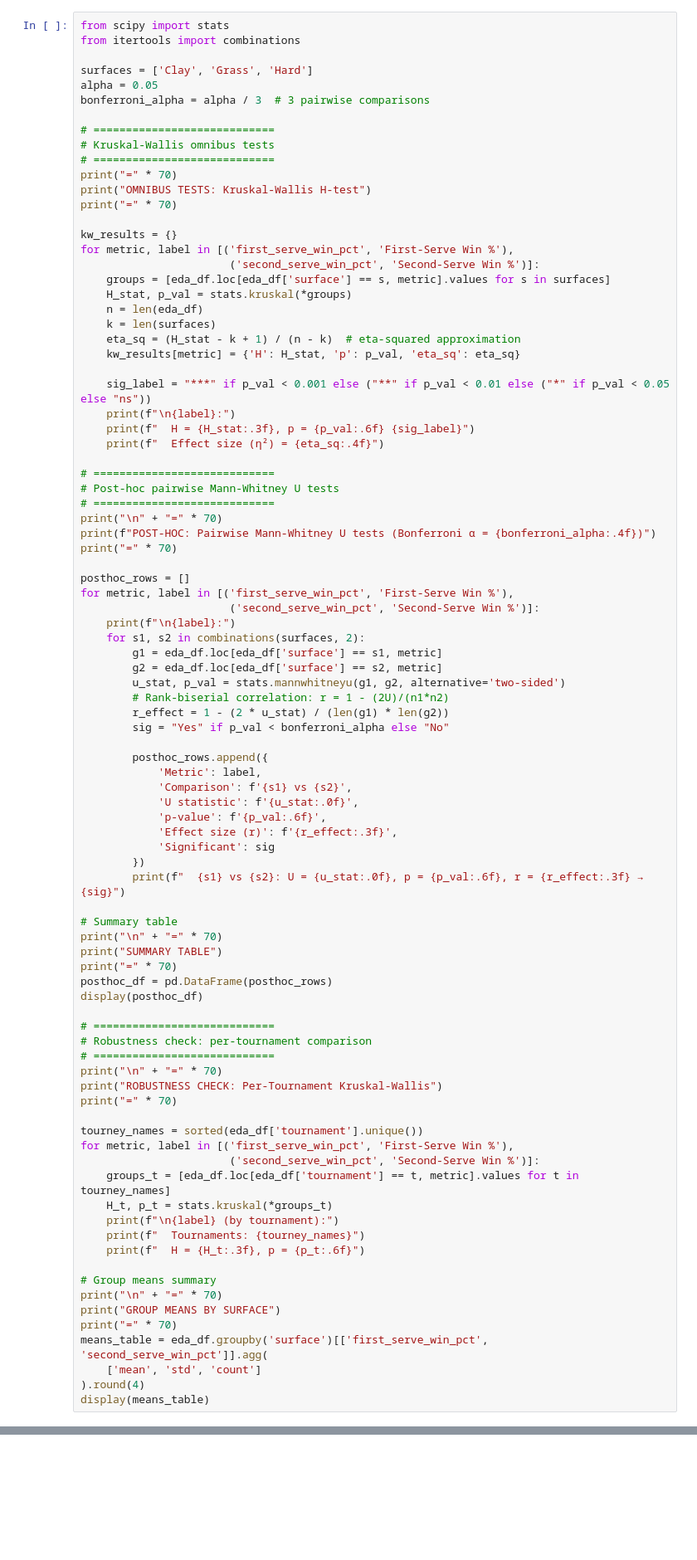
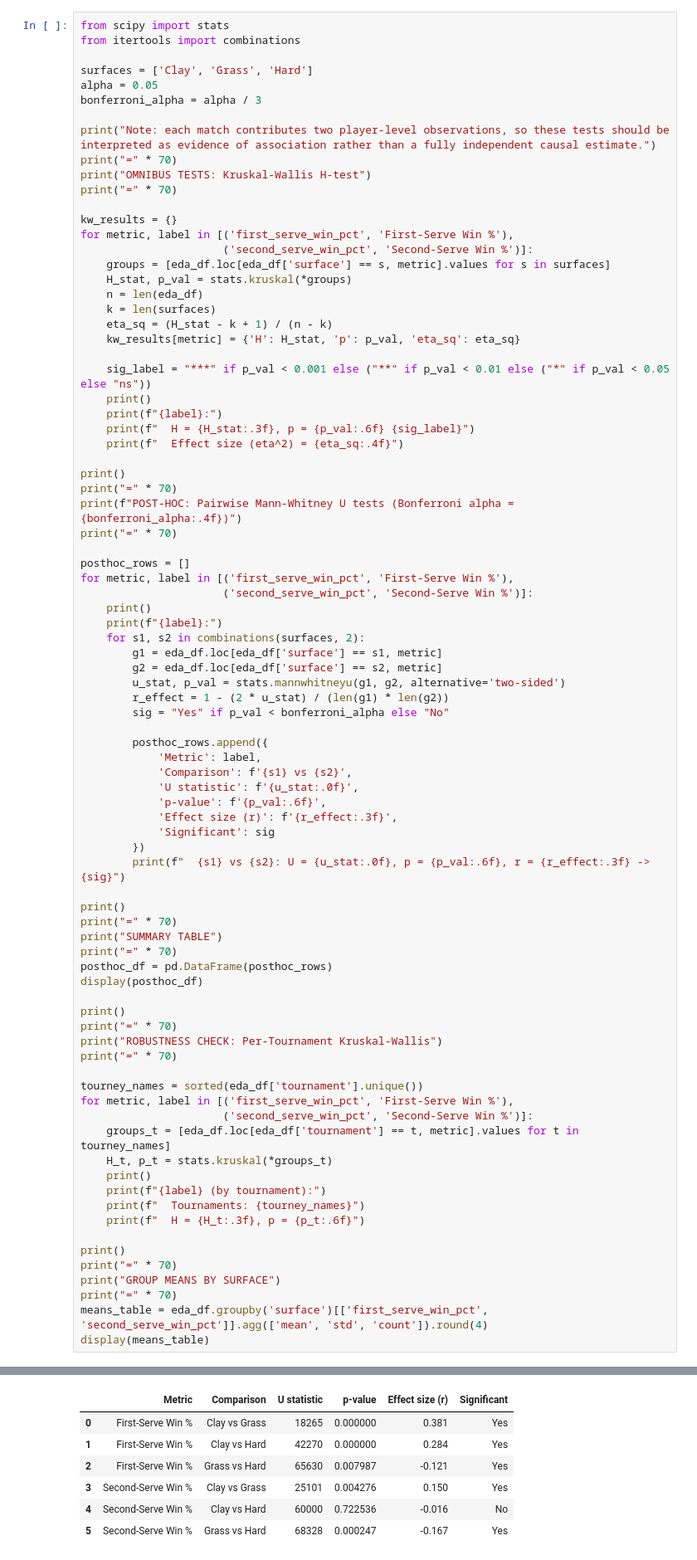
Before and after one commit to COGS108/Group146_WI26, a Jupyter notebook: 03-FinalProject.ipynb, the cells around one changed output, grey strips where cells are left out. Shown at 83% size. Drawn from its saved outputs; the diff is of its cells as text; blank space fills up the shorter version.

```diff
--- a/03-FinalProject.ipynb
+++ b/03-FinalProject.ipynb
@@ -656,46 +662,43 @@ from itertools import combinations
 
 surfaces = ['Clay', 'Grass', 'Hard']
 alpha = 0.05
-bonferroni_alpha = alpha / 3  # 3 pairwise comparisons
+bonferroni_alpha = alpha / 3
 
-# ============================
-# Kruskal-Wallis omnibus tests
-# ============================
+print("Note: each match contributes two player-level observations, so these tests should be interpreted as evidence of association rather than a fully independent causal estimate.")
 print("=" * 70)
 print("OMNIBUS TESTS: Kruskal-Wallis H-test")
 print("=" * 70)
 
 kw_results = {}
 for metric, label in [('first_serve_win_pct', 'First-Serve Win %'),
-                       ('second_serve_win_pct', 'Second-Serve Win %')]:
+                      ('second_serve_win_pct', 'Second-Serve Win %')]:
     groups = [eda_df.loc[eda_df['surface'] == s, metric].values for s in surfaces]
     H_stat, p_val = stats.kruskal(*groups)
     n = len(eda_df)
     k = len(surfaces)
-    eta_sq = (H_stat - k + 1) / (n - k)  # eta-squared approximation
+    eta_sq = (H_stat - k + 1) / (n - k)
     kw_results[metric] = {'H': H_stat, 'p': p_val, 'eta_sq': eta_sq}
 
     sig_label = "***" if p_val < 0.001 else ("**" if p_val < 0.01 else ("*" if p_val < 0.05 else "ns"))
-    print(f"\n{label}:")
+    print()
+    print(f"{label}:")
     print(f"  H = {H_stat:.3f}, p = {p_val:.6f} {sig_label}")
-    print(f"  Effect size (η²) = {eta_sq:.4f}")
+    print(f"  Effect size (eta^2) = {eta_sq:.4f}")
 
-# ============================
-# Post-hoc pairwise Mann-Whitney U tests
-# ============================
-print("\n" + "=" * 70)
-print(f"POST-HOC: Pairwise Mann-Whitney U tests (Bonferroni α = {bonferroni_alpha:.4f})")
+print()
+print("=" * 70)
+print(f"POST-HOC: Pairwise Mann-Whitney U tests (Bonferroni alpha = {bonferroni_alpha:.4f})")
 print("=" * 70)
 
 posthoc_rows = []
 for metric, label in [('first_serve_win_pct', 'First-Serve Win %'),
-                       ('second_serve_win_pct', 'Second-Serve Win %')]:
-    print(f"\n{label}:")
+                      ('second_serve_win_pct', 'Second-Serve Win %')]:
+    print()
+    print(f"{label}:")
     for s1, s2 in combinations(surfaces, 2):
         g1 = eda_df.loc[eda_df['surface'] == s1, metric]
         g2 = eda_df.loc[eda_df['surface'] == s2, metric]
         u_stat, p_val = stats.mannwhitneyu(g1, g2, alternative='two-sided')
-        # Rank-biserial correlation: r = 1 - (2U)/(n1*n2)
         r_effect = 1 - (2 * u_stat) / (len(g1) * len(g2))
         sig = "Yes" if p_val < bonferroni_alpha else "No"
 
@@ -707,36 +710,34 @@ for metric, label in [('first_serve_win_pct', 'First-Serve Win %'),
             'Effect size (r)': f'{r_effect:.3f}',
             'Significant': sig
         })
-        print(f"  {s1} vs {s2}: U = {u_stat:.0f}, p = {p_val:.6f}, r = {r_effect:.3f} → {sig}")
+        print(f"  {s1} vs {s2}: U = {u_stat:.0f}, p = {p_val:.6f}, r = {r_effect:.3f} -> {sig}")
 
-# Summary table
-print("\n" + "=" * 70)
+print()
+print("=" * 70)
 print("SUMMARY TABLE")
 print("=" * 70)
 posthoc_df = pd.DataFrame(posthoc_rows)
 display(posthoc_df)
 
-# ============================
-# Robustness check: per-tournament comparison
-# ============================
-print("\n" + "=" * 70)
+print()
+print("=" * 70)
 print("ROBUSTNESS CHECK: Per-Tournament Kruskal-Wallis")
 print("=" * 70)
 
 tourney_names = sorted(eda_df['tournament'].unique())
 for metric, label in [('first_serve_win_pct', 'First-Serve Win %'),
-                       ('second_serve_win_pct', 'Second-Serve Win %')]:
+                      ('second_serve_win_pct', 'Second-Serve Win %')]:
     groups_t = [eda_df.loc[eda_df['tournament'] == t, metric].values for t in tourney_names]
     H_t, p_t = stats.kruskal(*groups_t)
-    print(f"\n{label} (by tournament):")
+    print()
+    print(f"{label} (by tournament):")
     print(f"  Tournaments: {tourney_names}")
     print(f"  H = {H_t:.3f}, p = {p_t:.6f}")
 
-# Group means summary
-print("\n" + "=" * 70)
+print()
+print("=" * 70)
 print("GROUP MEANS BY SURFACE")
 print("=" * 70)
-means_table = eda_df.groupby('surface')[['first_serve_win_pct', 'second_serve_win_pct']].agg(
-    ['mean', 'std', 'count']
-).round(4)
+means_table = eda_df.groupby('surface')[['first_serve_win_pct', 'second_serve_win_pct']].agg(['mean', 'std', 'count']).round(4)
 display(means_table)
+# %% [output]
@@ -742,0 +761,7 @@ display(means_table)
+|  | Metric | Comparison | U statistic | p-value | Effect size (r) | Significant |
+| 0 | First-Serve Win % | Clay vs Grass | 18265 | 0.000000 | 0.381 | Yes |
+| 1 | First-Serve Win % | Clay vs Hard | 42270 | 0.000000 | 0.284 | Yes |
+| 2 | First-Serve Win % | Grass vs Hard | 65630 | 0.007987 | -0.121 | Yes |
+| 3 | Second-Serve Win % | Clay vs Grass | 25101 | 0.004276 | 0.150 | Yes |
+| 4 | Second-Serve Win % | Clay vs Hard | 60000 | 0.722536 | -0.016 | No |
+| 5 | Second-Serve Win % | Grass vs Hard | 68328 | 0.000247 | -0.167 | Yes |
```
Also changed, not shown: parts of 27 cells of this notebook.
